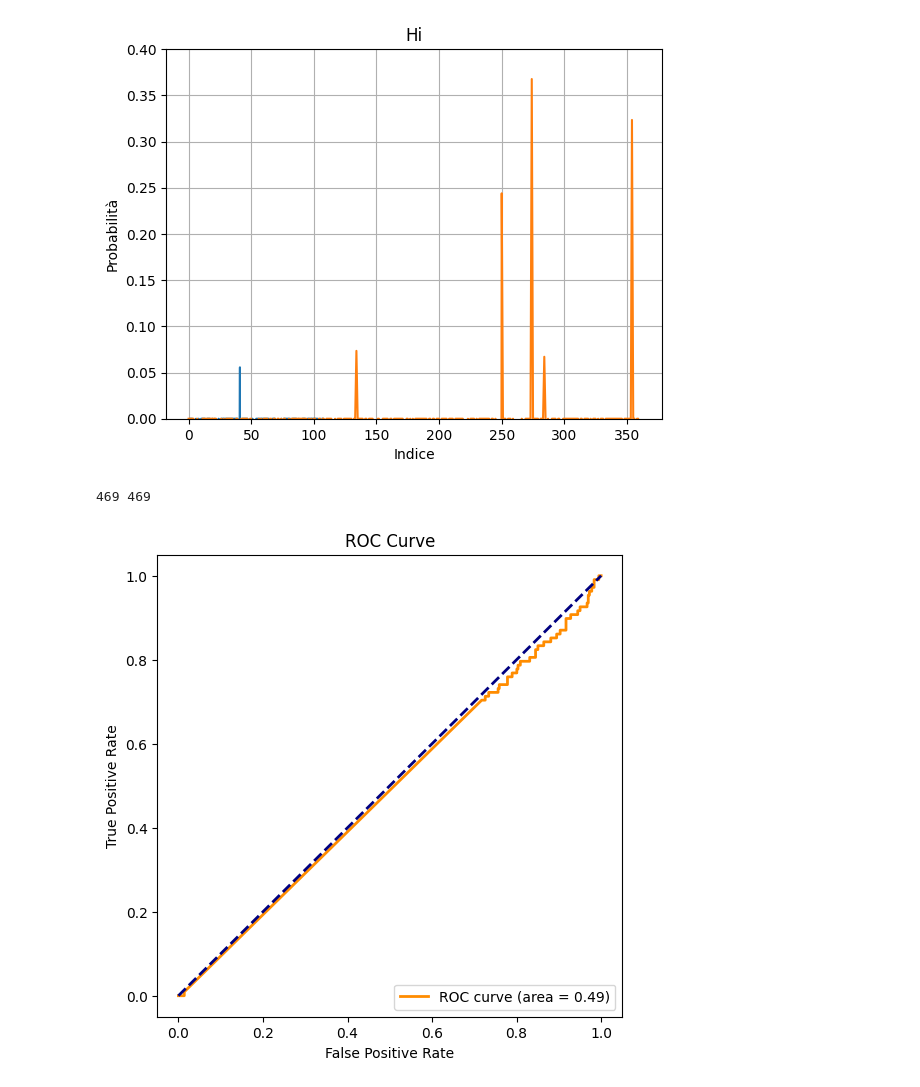
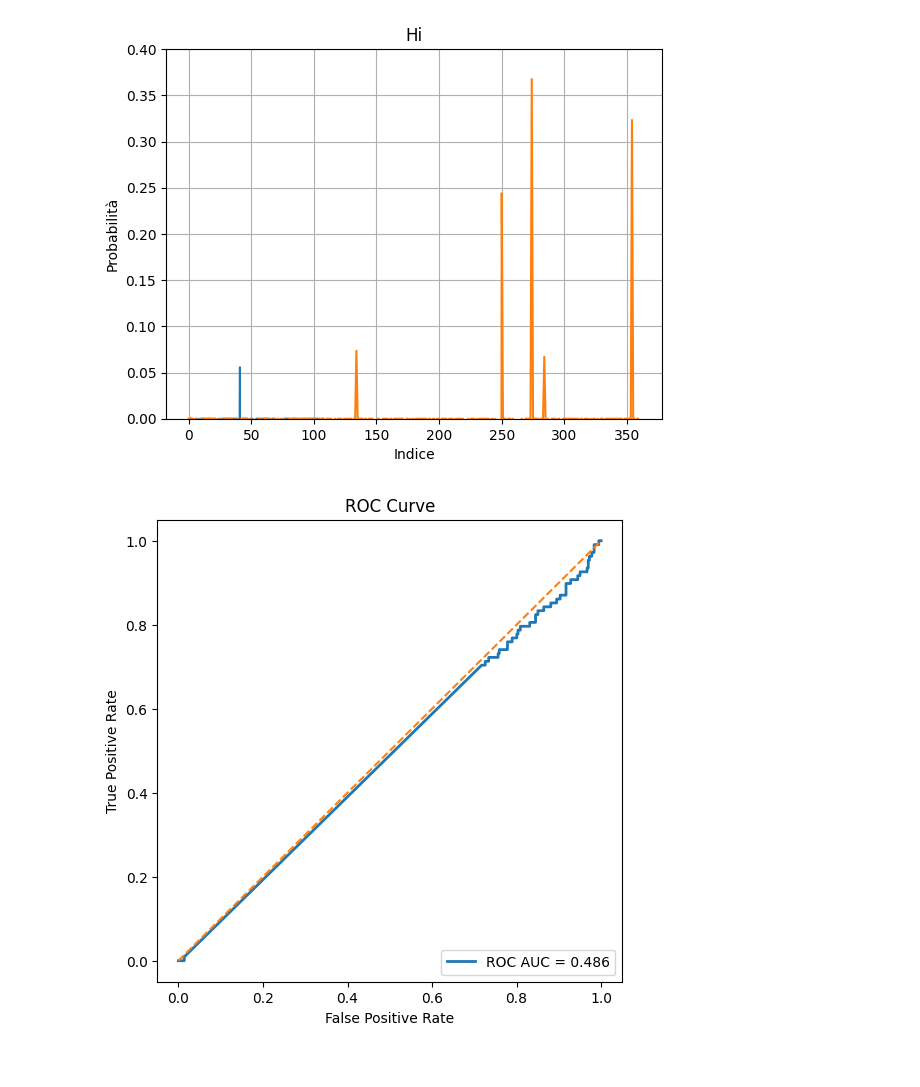
Before and after one commit to DelGaudioNunzioSE/Testing_working_bench, a Jupyter notebook: DetectGTP4Code.ipynb, the cells around one changed output. Saved outputs shown, nothing was run; the diff lists cells and outputs as text; code cells hidden in the pictures.

```diff
--- a/DetectGTP4Code.ipynb
+++ b/DetectGTP4Code.ipynb
@@ -374,42 +377,31 @@ plt.show()
 # %%
 # pseudo classification
 from sklearn.metrics import auc, roc_curve
 
 
 k = -0.26
 TP = sum(x > k for x in prob_HUMAN)
-FP = sum(x <= k for x in prob_LLM)
-
-TN = sum(x > k for x in prob_LLM)
 FN = sum(x <= k for x in prob_HUMAN)
 
+TN = sum(x <= k for x in prob_LLM)
+FP = sum(x > k for x in prob_LLM)
 
 
-ones = [1] * len(prob_HUMAN)
-zero = [0] * len(prob_LLM)
+y_true   = [1]*len(prob_HUMAN) + [0]*len(prob_LLM)
+
+y_scores = list(prob_HUMAN) + list(prob_LLM)
 
 
-y_true = ones + zero
-y_scores  = prob_HUMAN + prob_LLM
-
-print(len(y_true), len(y_scores))
-
-
-
-
-# Calcolo ROC
 fpr, tpr, soglie = roc_curve(y_true, y_scores)
 roc_auc = auc(fpr, tpr)
 
-# Disegno
 plt.figure(figsize=(6,6))
-plt.plot(fpr, tpr, color="darkorange", lw=2, label=f"ROC curve (area = {roc_auc:.2f})")
-plt.plot([0, 1], [0, 1], color="navy", lw=2, linestyle="--")
+plt.plot(fpr, tpr, lw=2, label=f"ROC AUC = {roc_auc:.3f}")
+plt.plot([0,1],[0,1], linestyle="--")
 plt.xlabel("False Positive Rate")
 plt.ylabel("True Positive Rate")
 plt.title("ROC Curve")
 plt.legend(loc="lower right")
 plt.show()
 # %% [output]
-469 469
-[figure, old version]
+[figure, new version]
```
Also changed, not shown: parts of 1 cell of this notebook, 1 other file.
